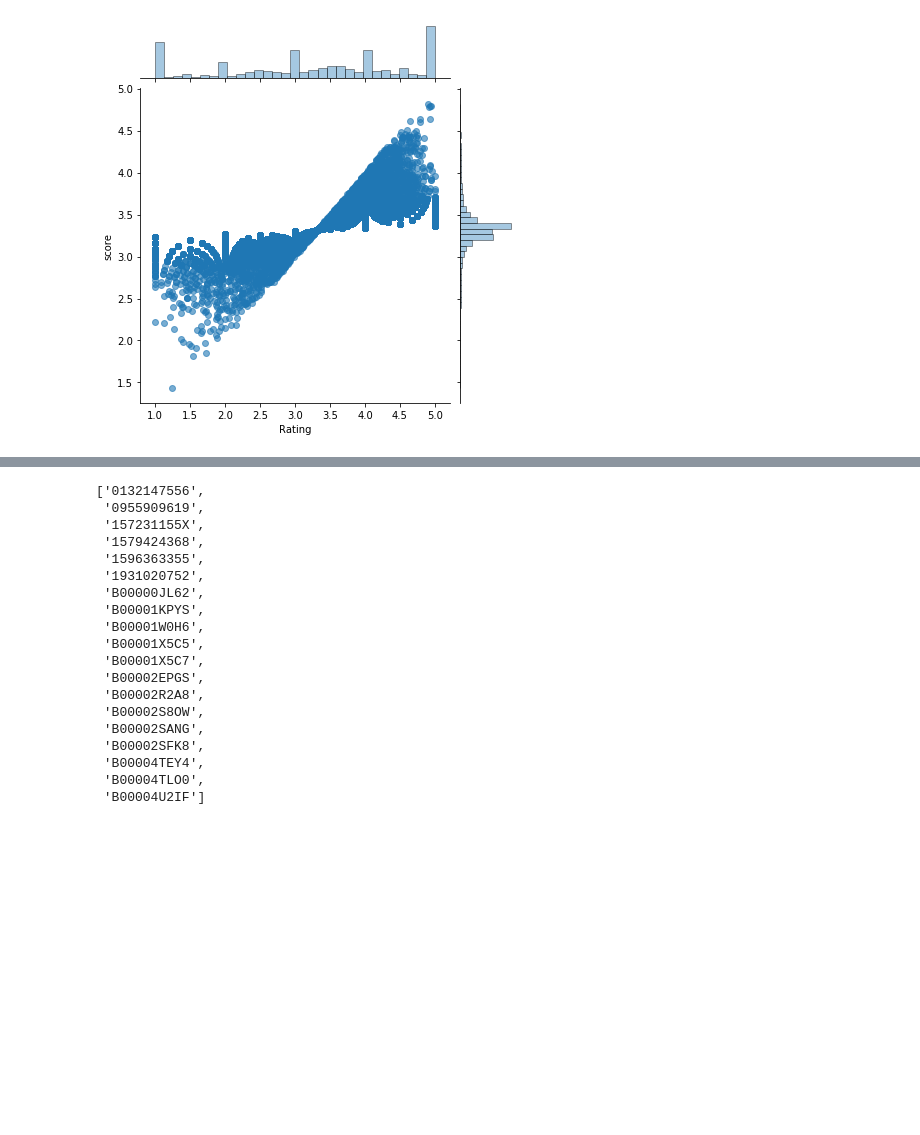
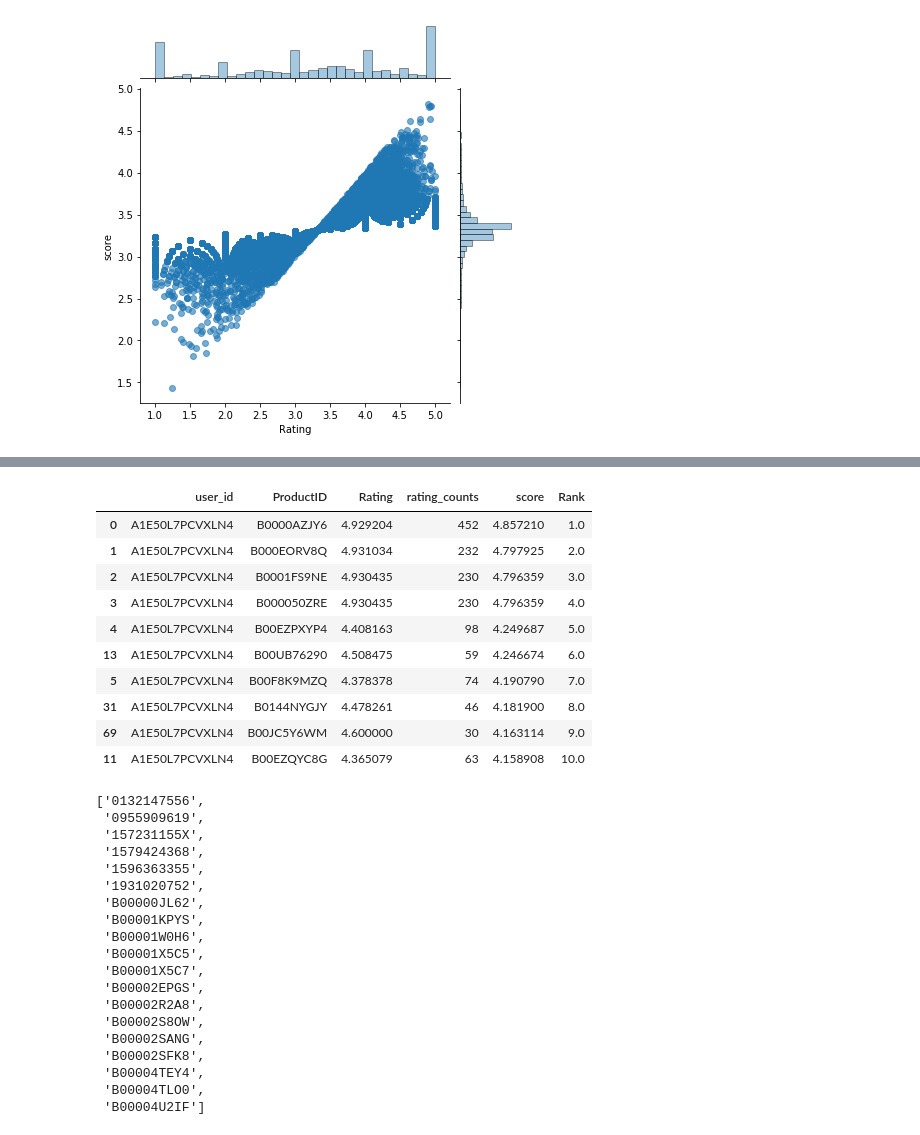
Before and after one commit to smorrow1/data_science_ss_20, a Jupyter notebook: Amzon_Reviews_Recom.ipynb, the cells around one changed output, grey strips where cells are left out. Cells and saved outputs as stored; diff of their text form; code cells hidden in the pictures; blank space fills up the shorter version.

```diff
--- a/Amzon_Reviews_Recom.ipynb
+++ b/Amzon_Reviews_Recom.ipynb
@@ -401,3 +425,19 @@ pm.predict('UserID', 7)
+# %%
+om = Simple_recom()
+om.create(data_df, 'UserID', 'ProductID', 'Rating')
+om.predict('UserID', 14)
+# %% [output]
+|  | user_id | ProductID | Rating | rating_counts | score | Rank |
+| 0 | A1E50L7PCVXLN4 | B0000AZJY6 | 4.929204 | 452 | 4.857210 | 1.0 |
+| 1 | A1E50L7PCVXLN4 | B000EORV8Q | 4.931034 | 232 | 4.797925 | 2.0 |
+| 2 | A1E50L7PCVXLN4 | B0001FS9NE | 4.930435 | 230 | 4.796359 | 3.0 |
+| 3 | A1E50L7PCVXLN4 | B000050ZRE | 4.930435 | 230 | 4.796359 | 4.0 |
+| 4 | A1E50L7PCVXLN4 | B00EZPXYP4 | 4.408163 | 98 | 4.249687 | 5.0 |
+| 13 | A1E50L7PCVXLN4 | B00UB76290 | 4.508475 | 59 | 4.246674 | 6.0 |
+| 5 | A1E50L7PCVXLN4 | B00F8K9MZQ | 4.378378 | 74 | 4.190790 | 7.0 |
+| 31 | A1E50L7PCVXLN4 | B0144NYGJY | 4.478261 | 46 | 4.181900 | 8.0 |
+| 69 | A1E50L7PCVXLN4 | B00JC5Y6WM | 4.600000 | 30 | 4.163114 | 9.0 |
+| 11 | A1E50L7PCVXLN4 | B00EZQYC8G | 4.365079 | 63 | 4.158908 | 10.0 |
 # %%
 # Evaluate the model's performance
 class Evaluate():
```
Also changed, not shown: parts of 15 cells of this notebook.
